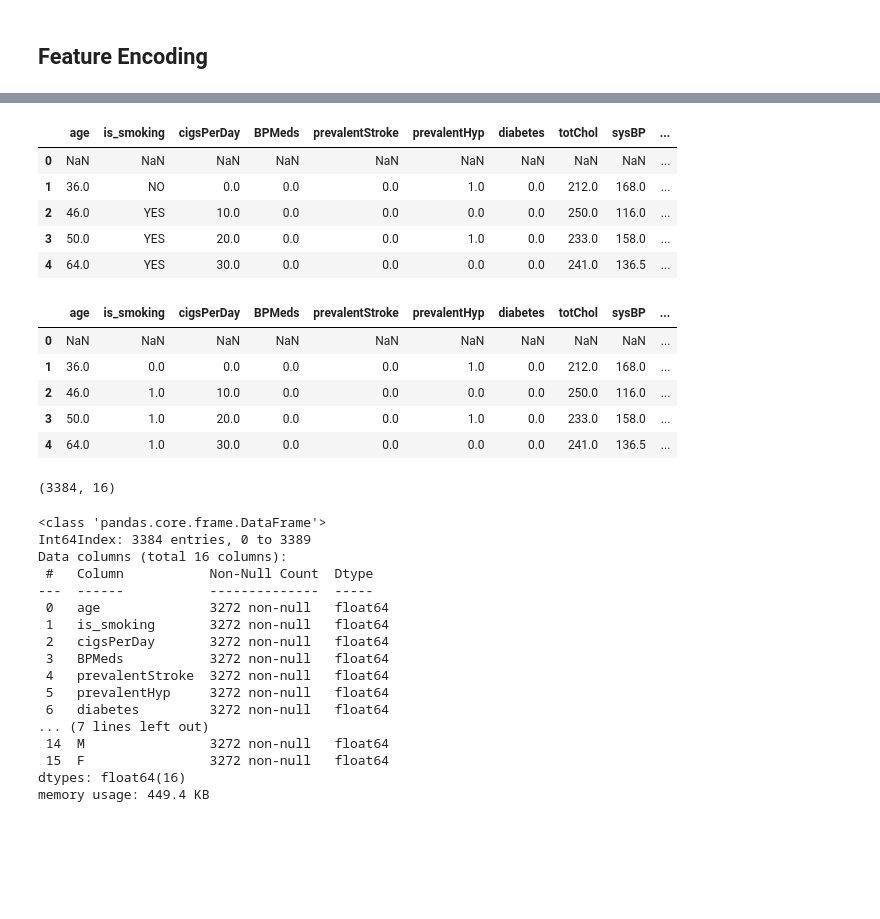
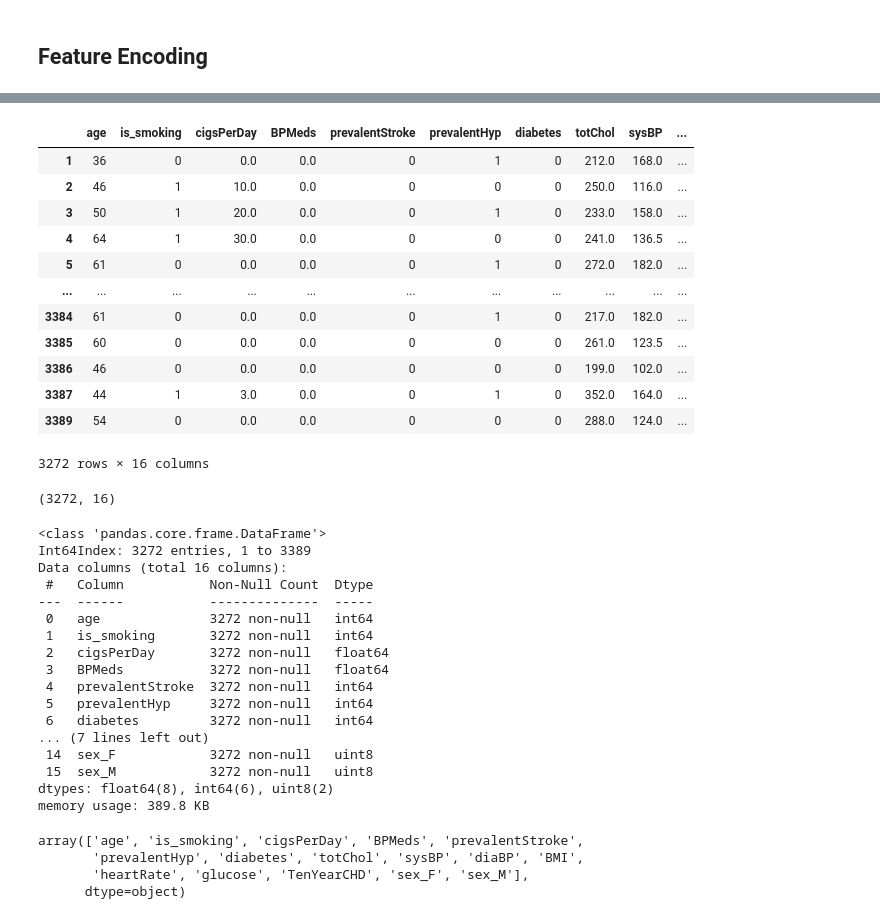
Before and after one commit to smkmohsin/Cardiovascular-Risk-Prediction, a Jupyter notebook: Cardiovascular_Risk_Prediction_Sheikh_Mohsin_Kader.ipynb, the cells around one changed output, grey strips where cells are left out. Cells and saved outputs as stored; diff of their text form; code cells hidden in the pictures; blank space fills up the shorter version.

```diff
--- a/Cardiovascular_Risk_Prediction_Sheikh_Mohsin_Kader.ipynb
+++ b/Cardiovascular_Risk_Prediction_Sheikh_Mohsin_Kader.ipynb
@@ -318,50 +283,53 @@ one_hot_df.head()
-# %%
-dataset = pd.concat([dataset,one_hot_df],axis=1)
-# %%
-# Drop sex column
-dataset.drop('sex', axis=1, inplace=True)
-# %%
-dataset.head()
-# %% [output]
-|  | age | is_smoking | cigsPerDay | BPMeds | prevalentStroke | prevalentHyp | diabetes | totChol | sysBP | ... |
-| 0 | NaN | NaN | NaN | NaN | NaN | NaN | NaN | NaN | NaN | ... |
-| 1 | 36.0 | NO | 0.0 | 0.0 | 0.0 | 1.0 | 0.0 | 212.0 | 168.0 | ... |
-| 2 | 46.0 | YES | 10.0 | 0.0 | 0.0 | 0.0 | 0.0 | 250.0 | 116.0 | ... |
-| 3 | 50.0 | YES | 20.0 | 0.0 | 0.0 | 1.0 | 0.0 | 233.0 | 158.0 | ... |
-| 4 | 64.0 | YES | 30.0 | 0.0 | 0.0 | 0.0 | 0.0 | 241.0 | 136.5 | ... |
 # %%
 # Encode Categorical Variables
 dataset['is_smoking'] = dataset['is_smoking'].map({'NO':0,'YES':1})
+# %%
+# One hot encoding
+dataset = pd.get_dummies(dataset, columns=['sex'])
 # %%
-dataset.head()
+dataset
 # %% [output]
 |  | age | is_smoking | cigsPerDay | BPMeds | prevalentStroke | prevalentHyp | diabetes | totChol | sysBP | ... |
-| 0 | NaN | NaN | NaN | NaN | NaN | NaN | NaN | NaN | NaN | ... |
-| 1 | 36.0 | 0.0 | 0.0 | 0.0 | 0.0 | 1.0 | 0.0 | 212.0 | 168.0 | ... |
-| 2 | 46.0 | 1.0 | 10.0 | 0.0 | 0.0 | 0.0 | 0.0 | 250.0 | 116.0 | ... |
-| 3 | 50.0 | 1.0 | 20.0 | 0.0 | 0.0 | 1.0 | 0.0 | 233.0 | 158.0 | ... |
-| 4 | 64.0 | 1.0 | 30.0 | 0.0 | 0.0 | 0.0 | 0.0 | 241.0 | 136.5 | ... |
+| 1 | 36 | 0 | 0.0 | 0.0 | 0 | 1 | 0 | 212.0 | 168.0 | ... |
+| 2 | 46 | 1 | 10.0 | 0.0 | 0 | 0 | 0 | 250.0 | 116.0 | ... |
+| 3 | 50 | 1 | 20.0 | 0.0 | 0 | 1 | 0 | 233.0 | 158.0 | ... |
+| 4 | 64 | 1 | 30.0 | 0.0 | 0 | 0 | 0 | 241.0 | 136.5 | ... |
+| 5 | 61 | 0 | 0.0 | 0.0 | 0 | 1 | 0 | 272.0 | 182.0 | ... |
+| ... | ... | ... | ... | ... | ... | ... | ... | ... | ... | ... |
+| 3384 | 61 | 0 | 0.0 | 0.0 | 0 | 1 | 0 | 217.0 | 182.0 | ... |
+| 3385 | 60 | 0 | 0.0 | 0.0 | 0 | 0 | 0 | 261.0 | 123.5 | ... |
+| 3386 | 46 | 0 | 0.0 | 0.0 | 0 | 0 | 0 | 199.0 | 102.0 | ... |
+| 3387 | 44 | 1 | 3.0 | 0.0 | 0 | 1 | 0 | 352.0 | 164.0 | ... |
+| 3389 | 54 | 0 | 0.0 | 0.0 | 0 | 0 | 0 | 288.0 | 124.0 | ... |
+3272 rows × 16 columns
 # %%
 dataset.shape
 # %% [output]
-(3384, 16)
+(3272, 16)
 # %%
 dataset.info()
 # %% [output]
 <class 'pandas.core.frame.DataFrame'>
-Int64Index: 3384 entries, 0 to 3389
+Int64Index: 3272 entries, 1 to 3389
 Data columns (total 16 columns):
  #   Column           Non-Null Count  Dtype
 ---  ------           --------------  -----
- 0   age              3272 non-null   float64
- 1   is_smoking       3272 non-null   float64
+ 0   age              3272 non-null   int64
+ 1   is_smoking       3272 non-null   int64
  2   cigsPerDay       3272 non-null   float64
  3   BPMeds           3272 non-null   float64
- 4   prevalentStroke  3272 non-null   float64
- 5   prevalentHyp     3272 non-null   float64
- 6   diabetes         3272 non-null   float64
+ 4   prevalentStroke  3272 non-null   int64
+ 5   prevalentHyp     3272 non-null   int64
+ 6   diabetes         3272 non-null   int64
 ... (7 lines left out)
- 14  M                3272 non-null   float64
- 15  F                3272 non-null   float64
-dtypes: float64(16)
-memory usage: 449.4 KB
+ 14  sex_F            3272 non-null   uint8
+ 15  sex_M            3272 non-null   uint8
+dtypes: float64(8), int64(6), uint8(2)
+memory usage: 389.8 KB
+# %%
+dataset.columns.values
+# %% [output]
+array(['age', 'is_smoking', 'cigsPerDay', 'BPMeds', 'prevalentStroke',
+       'prevalentHyp', 'diabetes', 'totChol', 'sysBP', 'diaBP', 'BMI',
+       'heartRate', 'glucose', 'TenYearCHD', 'sex_F', 'sex_M'],
+      dtype=object)
```
Also changed, not shown: parts of 7 cells of this notebook.
